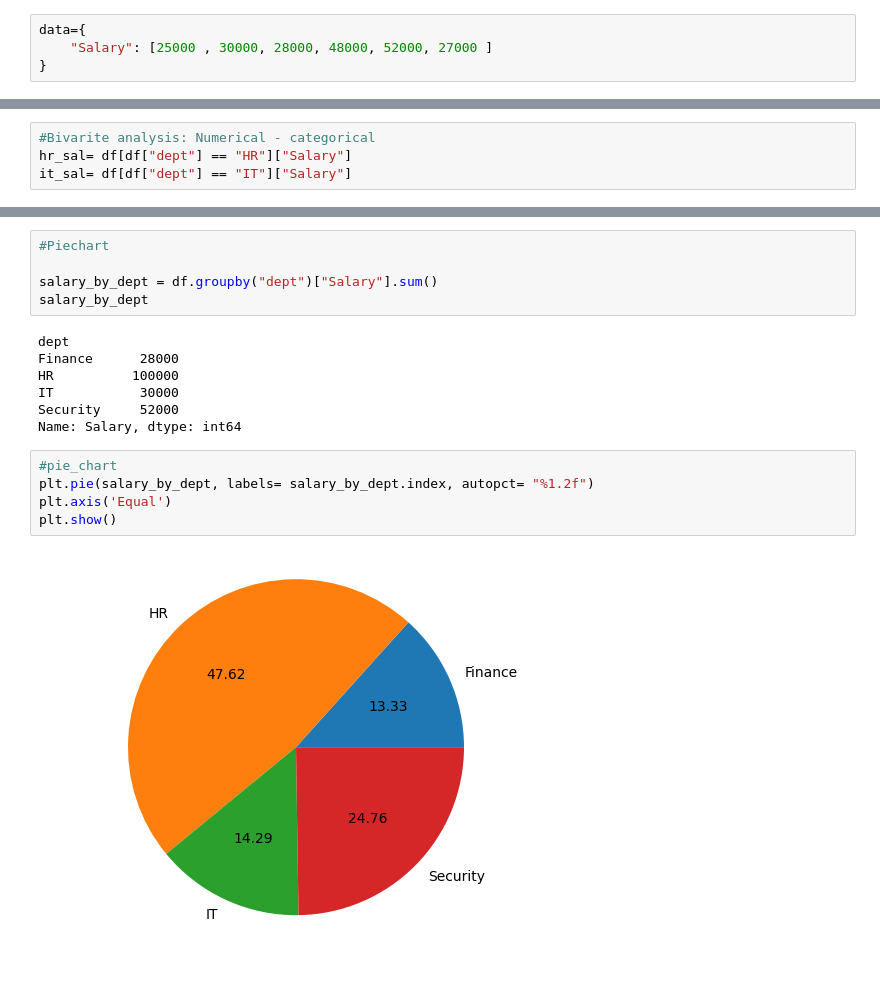
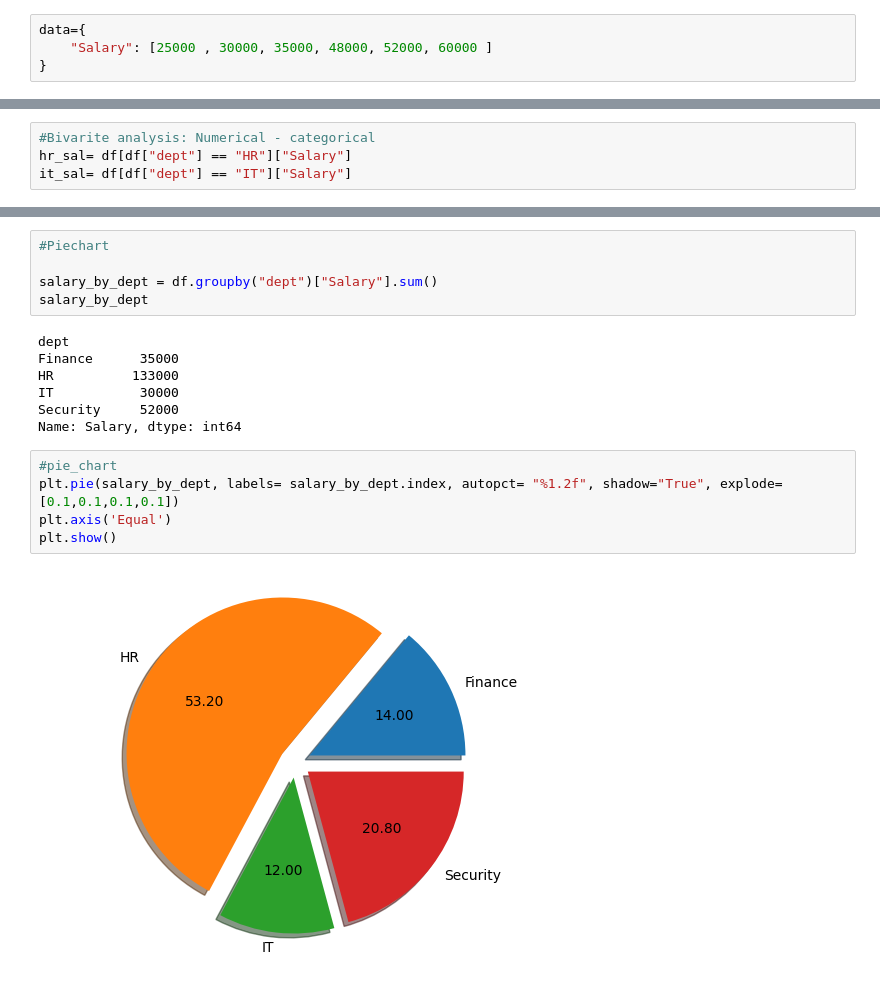
Before and after one commit to thisisouvik/ML-Concepts, a Jupyter notebook: MatplotLib/plt.ipynb, the cells around one changed output, grey strips where cells are left out. Drawn from its saved outputs; the diff is of its cells as text.

Commit message:
learn: done with basic parameters plotting

```diff
--- a/MatplotLib/plt.ipynb
+++ b/MatplotLib/plt.ipynb
@@ -13,7 +13,7 @@ plt.show()
 [figure]
 # %%
 data={
-    "Salary": [25000 , 30000, 28000, 48000, 52000, 27000 ]
+    "Salary": [25000 , 30000, 35000, 48000, 52000, 60000 ]
 }
 # %%
 df=pd.DataFrame(data)
@@ -132,18 +136,18 @@ salary_by_dept = df.groupby("dept")["Salary"].sum()
 salary_by_dept
 # %% [output]
 dept
-Finance      28000
-HR          100000
+Finance      35000
+HR          133000
 IT           30000
 Security     52000
 Name: Salary, dtype: int64
 # %%
 #pie_chart
-plt.pie(salary_by_dept, labels= salary_by_dept.index, autopct= "%1.2f")
+plt.pie(salary_by_dept, labels= salary_by_dept.index, autopct= "%1.2f", shadow="True", explode=[0.1,0.1,0.1,0.1])
 plt.axis('Equal')
 plt.show()
 # %% [output]
-[figure, old version]
+[figure, new version]
 # %%
 #Bar plot
 
```
Also changed, not shown: parts of 16 cells of this notebook.
